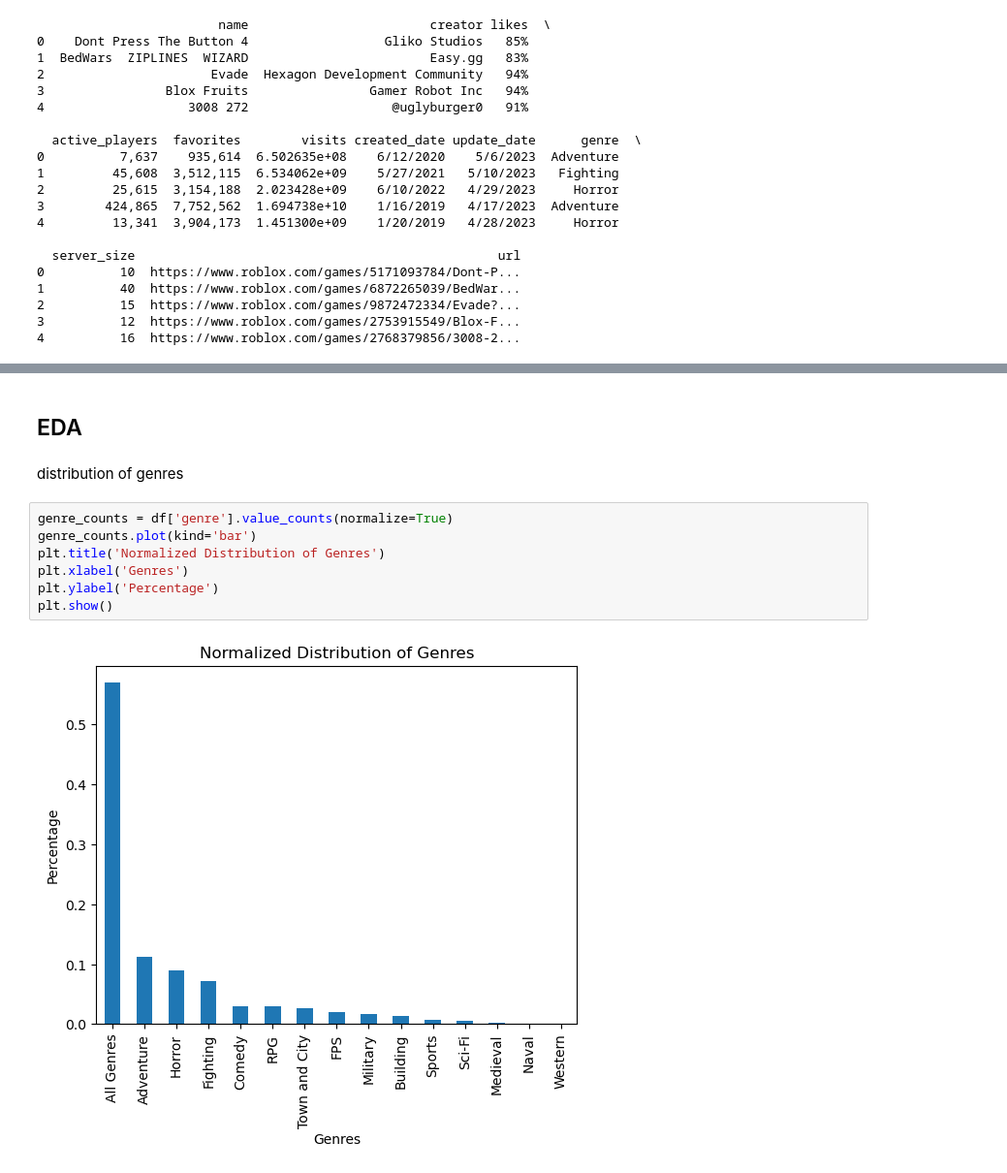
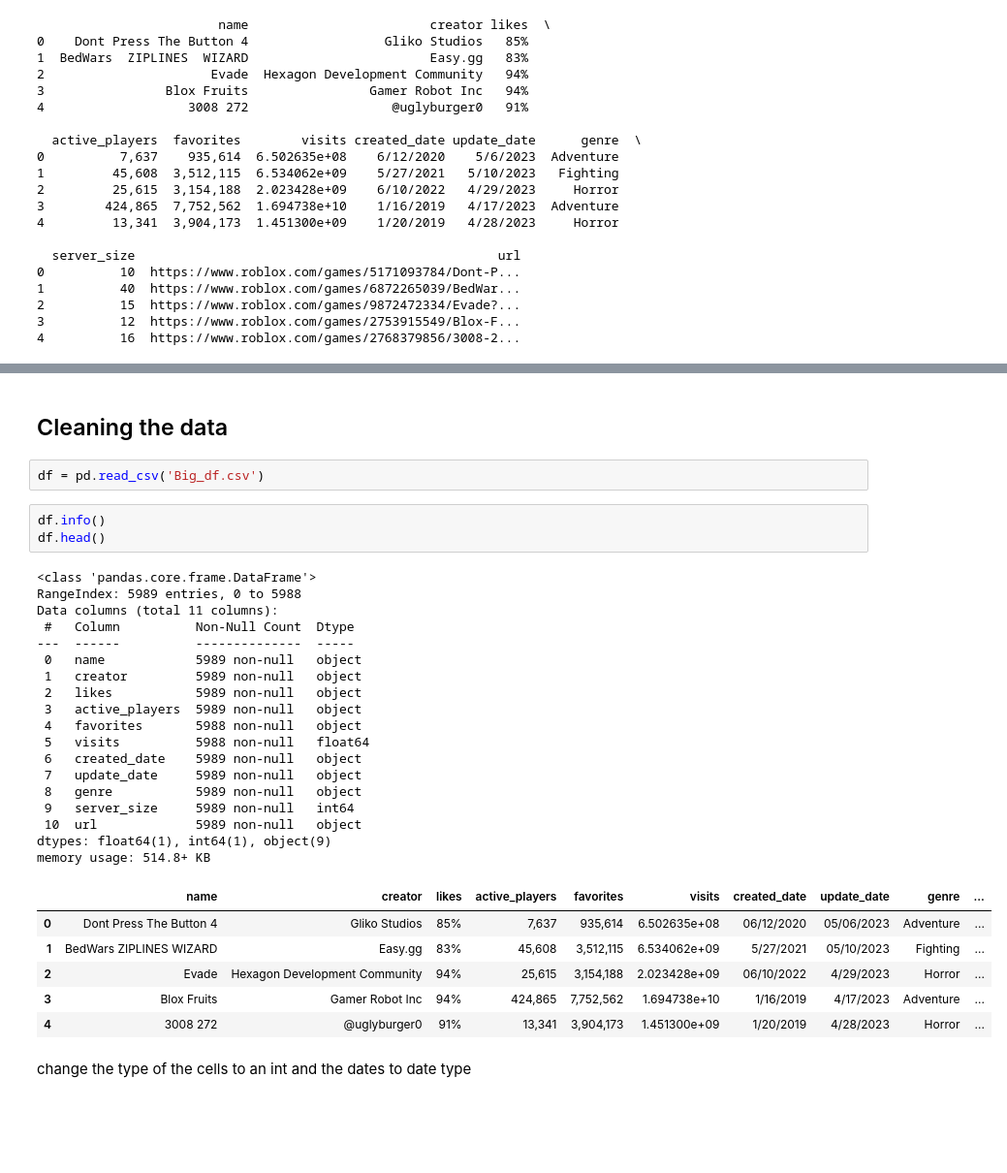
Before and after one commit to idoelarat/Data-Science-Project-Roblox, a Jupyter notebook: Roblox.ipynb, the cells around one changed output, grey strips where cells are left out. Shown at 97% size. Drawn from its saved outputs; the diff is of its cells as text; blank space fills up the shorter version.

```diff
--- a/Roblox.ipynb
+++ b/Roblox.ipynb
@@ -521,13 +391,35 @@ memory usage: 584.3+ KB
-# %% [markdown]
-## EDA
-# %% [markdown]
-distribution of genres
-# %%
-genre_counts = df['genre'].value_counts(normalize=True)
-genre_counts.plot(kind='bar')
-plt.title('Normalized Distribution of Genres')
-plt.xlabel('Genres')
-plt.ylabel('Percentage')
-plt.show()
-# %% [output]
-[figure, removed]
+# %% [markdown]
+## Cleaning the data
+# %%
+df = pd.read_csv('Big_df.csv')
+# %%
+df.info()
+df.head()
+# %% [output]
+<class 'pandas.core.frame.DataFrame'>
+RangeIndex: 5989 entries, 0 to 5988
+Data columns (total 11 columns):
+ #   Column          Non-Null Count  Dtype
+---  ------          --------------  -----
+ 0   name            5989 non-null   object
+ 1   creator         5989 non-null   object
+ 2   likes           5989 non-null   object
+ 3   active_players  5989 non-null   object
+ 4   favorites       5988 non-null   object
+ 5   visits          5988 non-null   float64
+ 6   created_date    5989 non-null   object
+ 7   update_date     5989 non-null   object
+ 8   genre           5989 non-null   object
+ 9   server_size     5989 non-null   int64
+ 10  url             5989 non-null   object
+dtypes: float64(1), int64(1), object(9)
+memory usage: 514.8+ KB
+|  | name | creator | likes | active_players | favorites | visits | created_date | update_date | genre | ... |
+| 0 | Dont Press The Button 4 | Gliko Studios | 85% | 7,637 | 935,614 | 6.502635e+08 | 06/12/2020 | 05/06/2023 | Adventure | ... |
+| 1 | BedWars ZIPLINES WIZARD | Easy.gg | 83% | 45,608 | 3,512,115 | 6.534062e+09 | 5/27/2021 | 05/10/2023 | Fighting | ... |
+| 2 | Evade | Hexagon Development Community | 94% | 25,615 | 3,154,188 | 2.023428e+09 | 06/10/2022 | 4/29/2023 | Horror | ... |
+| 3 | Blox Fruits | Gamer Robot Inc | 94% | 424,865 | 7,752,562 | 1.694738e+10 | 1/16/2019 | 4/17/2023 | Adventure | ... |
+| 4 | 3008 272 | @uglyburger0 | 91% | 13,341 | 3,904,173 | 1.451300e+09 | 1/20/2019 | 4/28/2023 | Horror | ... |
+# %% [markdown]
+change the type of the cells to an int
+and the dates to date type
```
Also changed, not shown: parts of 39 cells of this notebook.
